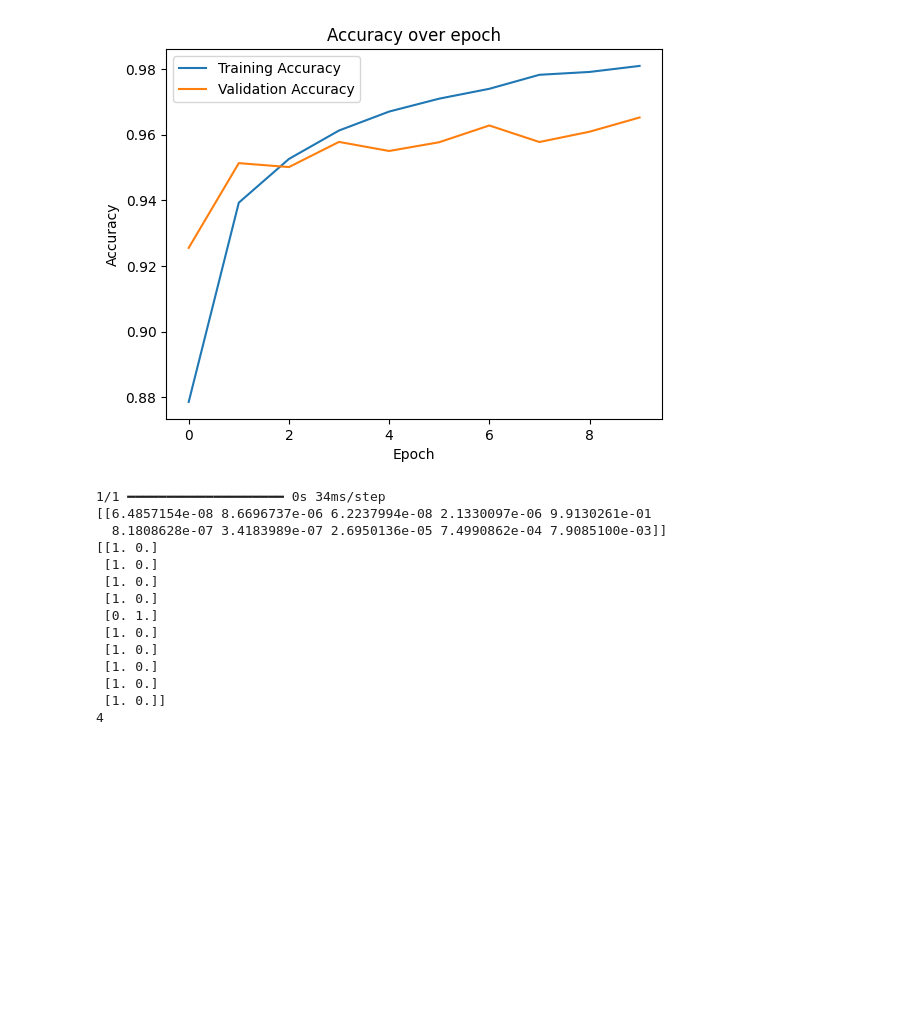
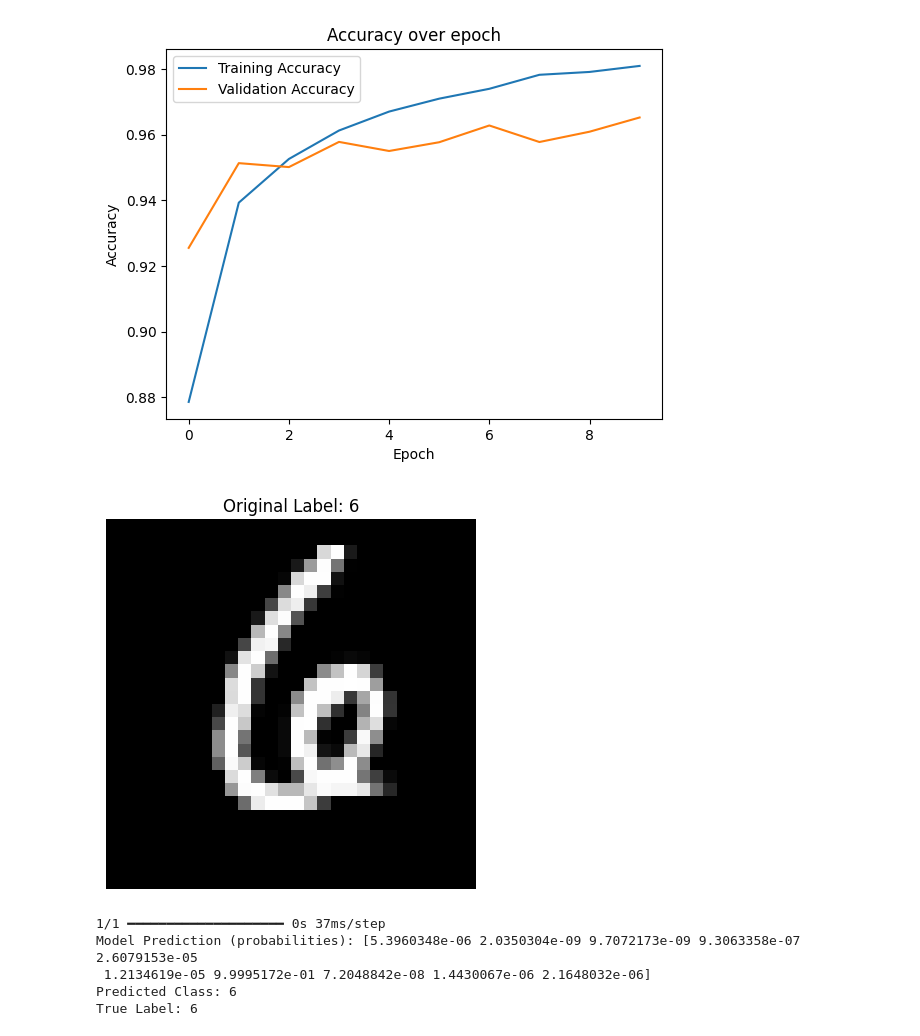
Before and after one commit to kabbo12012000/AiRoadMap, a Jupyter notebook: NN.ipynb, the cells around one changed output. Drawn from its saved outputs; the diff is of its cells as text; code cells hidden in the pictures; blank space fills up the shorter version.

```diff
--- a/NN.ipynb
+++ b/NN.ipynb
@@ -102,34 +100,33 @@ plt.legend()
 plt.show()
 # %% [output]
 [figure]
-# %%
-import numpy as np
-
-single_image = x_test[6]
-single_image_label = to_categorical(y_test[6])
-
-
-
-prediction = model.predict(np.expand_dims(single_image, axis=0))
-
-print(prediction)
-
-predicted_class = np.argmax(prediction[0])
-
-print(single_image_label)
-print(predicted_class)
-# %% [output]
-1/1 ━━━━━━━━━━━━━━━━━━━━ 0s 34ms/step
-[[6.4857154e-08 8.6696737e-06 6.2237994e-08 2.1330097e-06 9.9130261e-01
-  8.1808628e-07 3.4183989e-07 2.6950136e-05 7.4990862e-04 7.9085100e-03]]
-[[1. 0.]
- [1. 0.]
- [1. 0.]
- [1. 0.]
- [0. 1.]
- [1. 0.]
- [1. 0.]
- [1. 0.]
- [1. 0.]
- [1. 0.]]
-4
+# %%
+import numpy as np
+import matplotlib.pyplot as plt
+
+
+image_index = 123 #@param
+
+single_image = x_test[image_index]
+single_image_label = y_test[image_index]
+
+# Display the image
+plt.imshow(single_image, cmap='gray')
+plt.title(f"Original Label: {np.argmax(single_image_label)}")
+plt.axis('off')
+plt.show()
+
+# Make a prediction
+prediction = model.predict(np.expand_dims(single_image, axis=0))
+predicted_class = np.argmax(prediction[0])
+
+print(f"Model Prediction (probabilities): {prediction[0]}")
+print(f"Predicted Class: {predicted_class}")
+print(f"True Label: {np.argmax(single_image_label)}")
+# %% [output]
+[figure, added]
+1/1 ━━━━━━━━━━━━━━━━━━━━ 0s 37ms/step
+Model Prediction (probabilities): [5.3960348e-06 2.0350304e-09 9.7072173e-09 9.3063358e-07 2.6079153e-05
+ 1.2134619e-05 9.9995172e-01 7.2048842e-08 1.4430067e-06 2.1648032e-06]
+Predicted Class: 6
+True Label: 6
```
Also changed, not shown: parts of 1 cell of this notebook.
